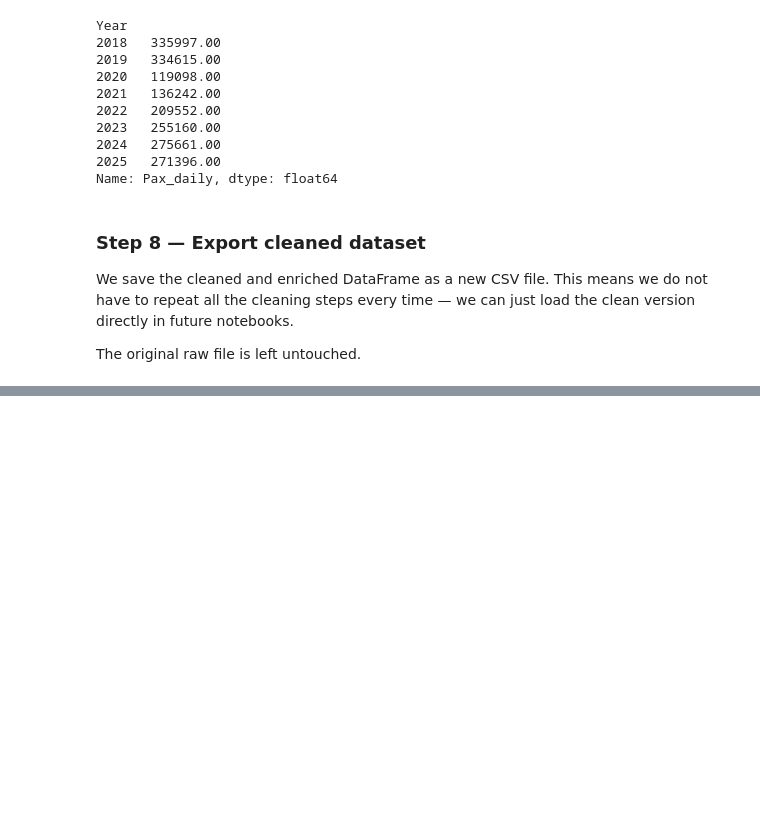
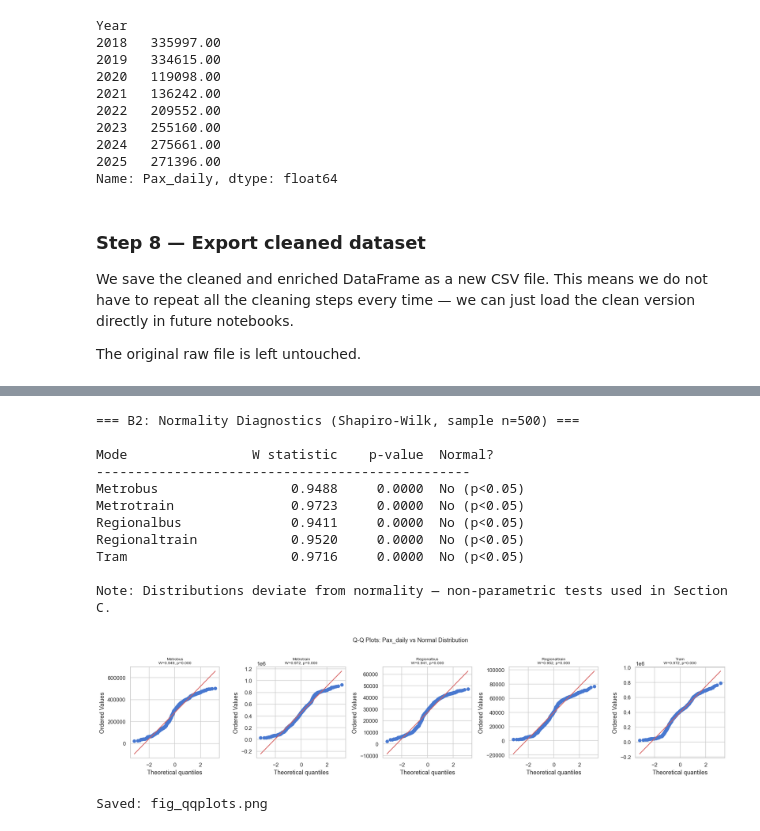
Before and after one commit to ShubhanjanR/Intro-to-data-science, a Jupyter notebook: Ausville_Notebook.ipynb, the cells around one changed output, grey strips where cells are left out. Cells and saved outputs as stored; diff of their text form; code cells hidden in the pictures; blank space fills up the shorter version.

```diff
--- a/Ausville_Notebook.ipynb
+++ b/Ausville_Notebook.ipynb
@@ -314,0 +710,43 @@ Final shape: (4300, 11)
+# %%
+# B2: Q-Q plots + Shapiro-Wilk normality test per Mode
+
+modes_list = df["Mode"].cat.categories.tolist()
+n_modes = len(modes_list)
+
+fig, axes = plt.subplots(1, n_modes, figsize=(18, 4))
+if n_modes == 1:
+    axes = [axes]
+
+print("=== B2: Normality Diagnostics (Shapiro-Wilk, sample n=500) ===\n")
+print(f"{'Mode':<18} {'W statistic':>12} {'p-value':>10}  Normal?")
+print("-" * 48)
+
+for ax, mode_val in zip(axes, modes_list):
+    data = df[df["Mode"] == mode_val]["Pax_daily"].dropna()
+    sample = data.sample(min(500, len(data)), random_state=42)
+    w_stat, p_sw = shapiro(sample)
+    verdict = "No (p<0.05)" if p_sw < 0.05 else "Yes"
+    print(f"{str(mode_val):<18} {w_stat:>12.4f} {p_sw:>10.4f}  {verdict}")
+    probplot(data, dist="norm", plot=ax)
+    ax.set_title(f"{str(mode_val)}\nW={w_stat:.3f}, p={p_sw:.3f}", fontsize=8)
+
+print("\nNote: Distributions deviate from normality — non-parametric tests used in Section C.")
+fig.suptitle("Q-Q Plots: Pax_daily vs Normal Distribution", fontsize=12, y=1.01)
+plt.tight_layout()
+plt.savefig("/Users/apple/INTRO TO DATASCIENCE/Notebook/fig_qqplots.png", bbox_inches="tight")
+plt.show()
+print("Saved: fig_qqplots.png")
+# %% [output]
+=== B2: Normality Diagnostics (Shapiro-Wilk, sample n=500) ===
+
+Mode                W statistic    p-value  Normal?
+------------------------------------------------
+Metrobus                 0.9488     0.0000  No (p<0.05)
+Metrotrain               0.9723     0.0000  No (p<0.05)
+Regionalbus              0.9411     0.0000  No (p<0.05)
+Regionaltrain            0.9520     0.0000  No (p<0.05)
+Tram                     0.9716     0.0000  No (p<0.05)
+
+Note: Distributions deviate from normality — non-parametric tests used in Section C.
+[figure, added]
+Saved: fig_qqplots.png
```
Also changed, not shown: parts of 27 cells of this notebook.
